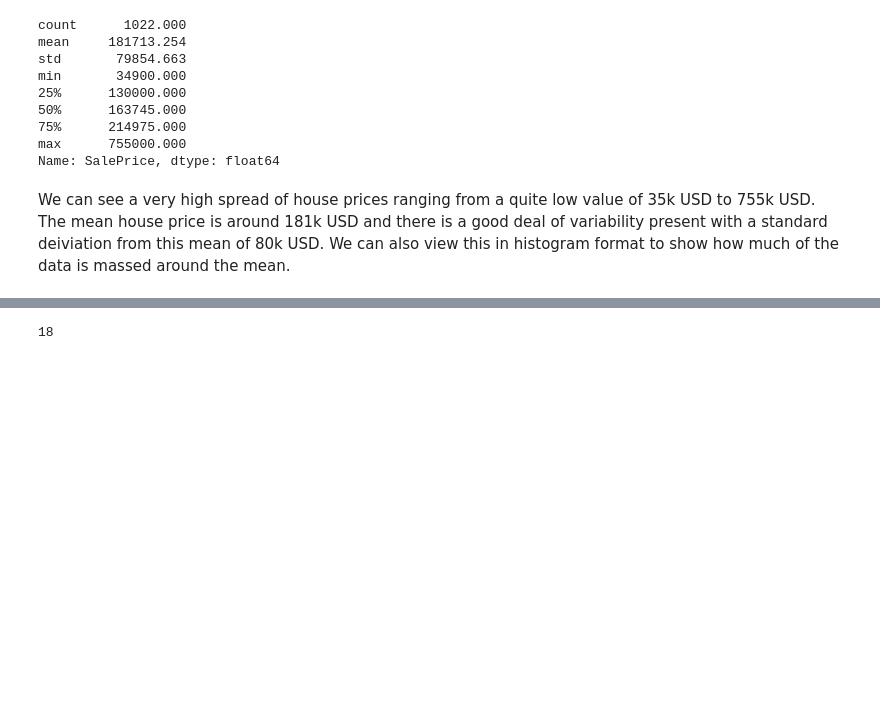
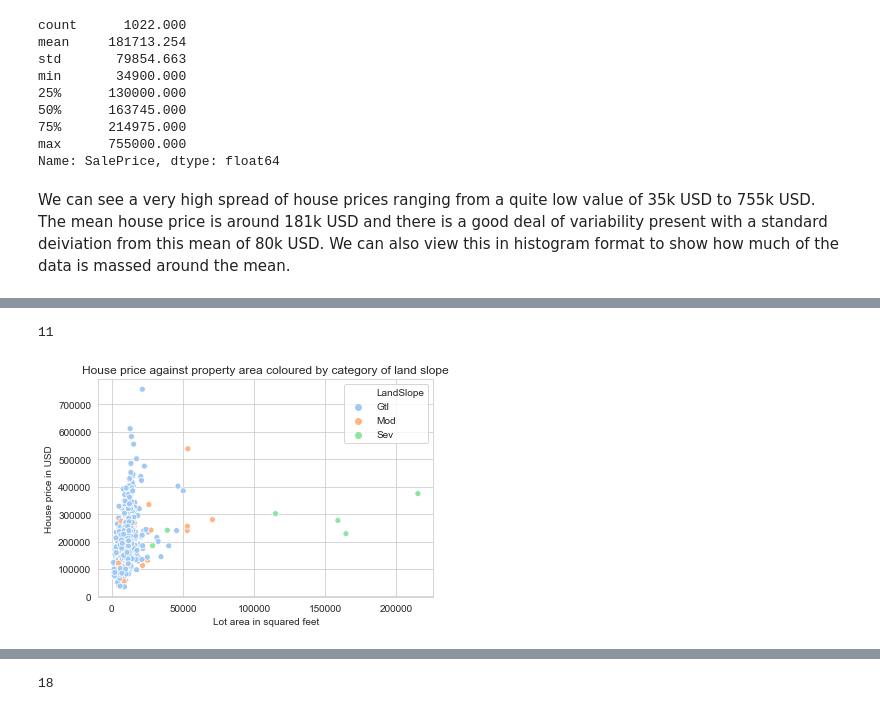
Before and after one commit to HStuklis/my-projects, a Jupyter notebook: house-prices/house-prices-code.ipynb, the cells around one changed output, grey strips where cells are left out. Drawn from its saved outputs; the diff is of its cells as text; code cells hidden in the pictures; blank space fills up the shorter version.

```diff
--- a/house-prices/house-prices-code.ipynb
+++ b/house-prices/house-prices-code.ipynb
@@ -105,0 +114,11 @@ So we can see a roughly positively placed normal distribution about the mean. Wh
+# %%
+sum(df_train.LandSlope == 'Sev')
+# %% [output]
+11
+# %%
+sns.scatterplot(x = 'LotArea', y = 'SalePrice', data = df_train, hue = 'LandSlope')
+plt.title('House price against property area coloured by category of land slope')
+plt.ylabel('House price in USD')
+plt.xlabel('Lot area in squared feet');
+# %% [output]
+[figure, added]
```
Also changed, not shown: parts of 22 cells of this notebook.
